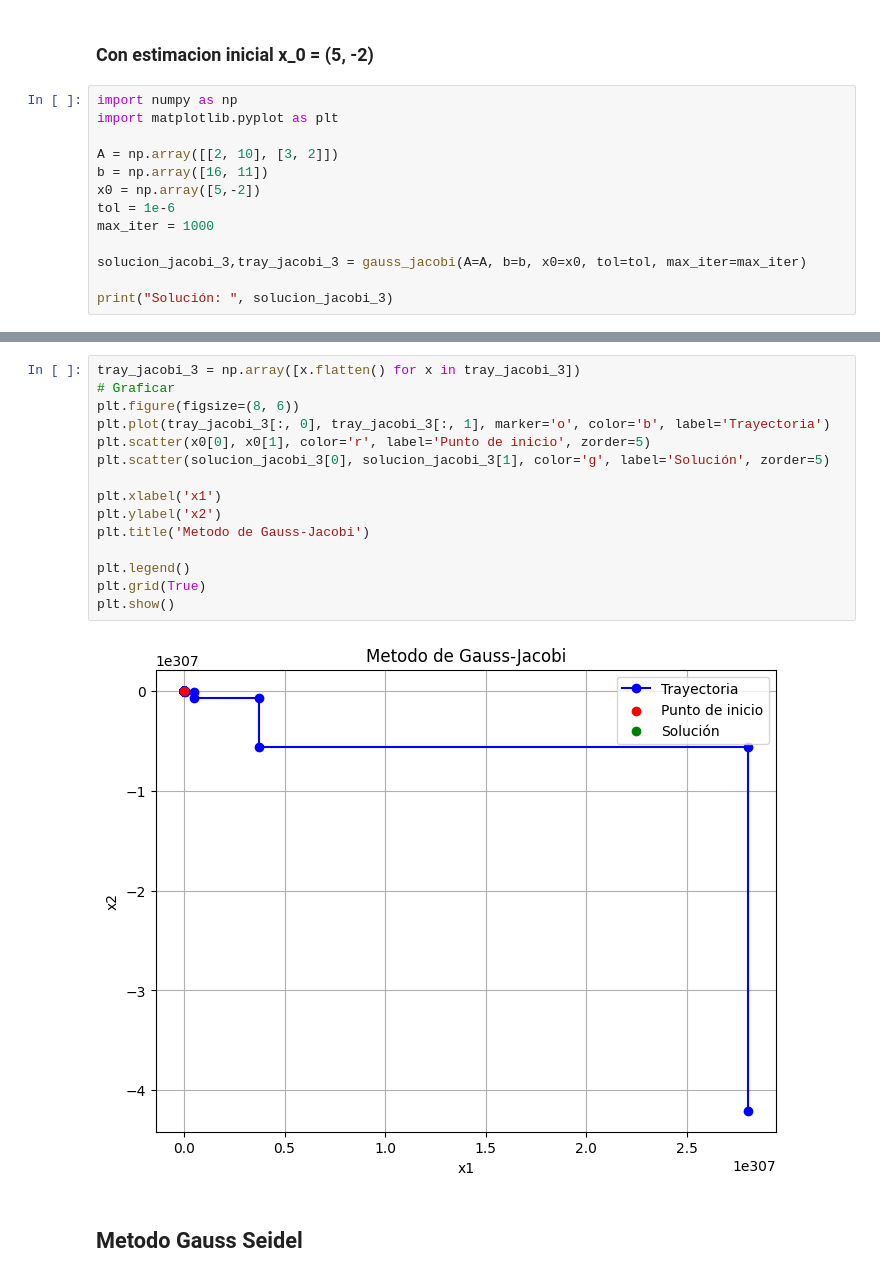
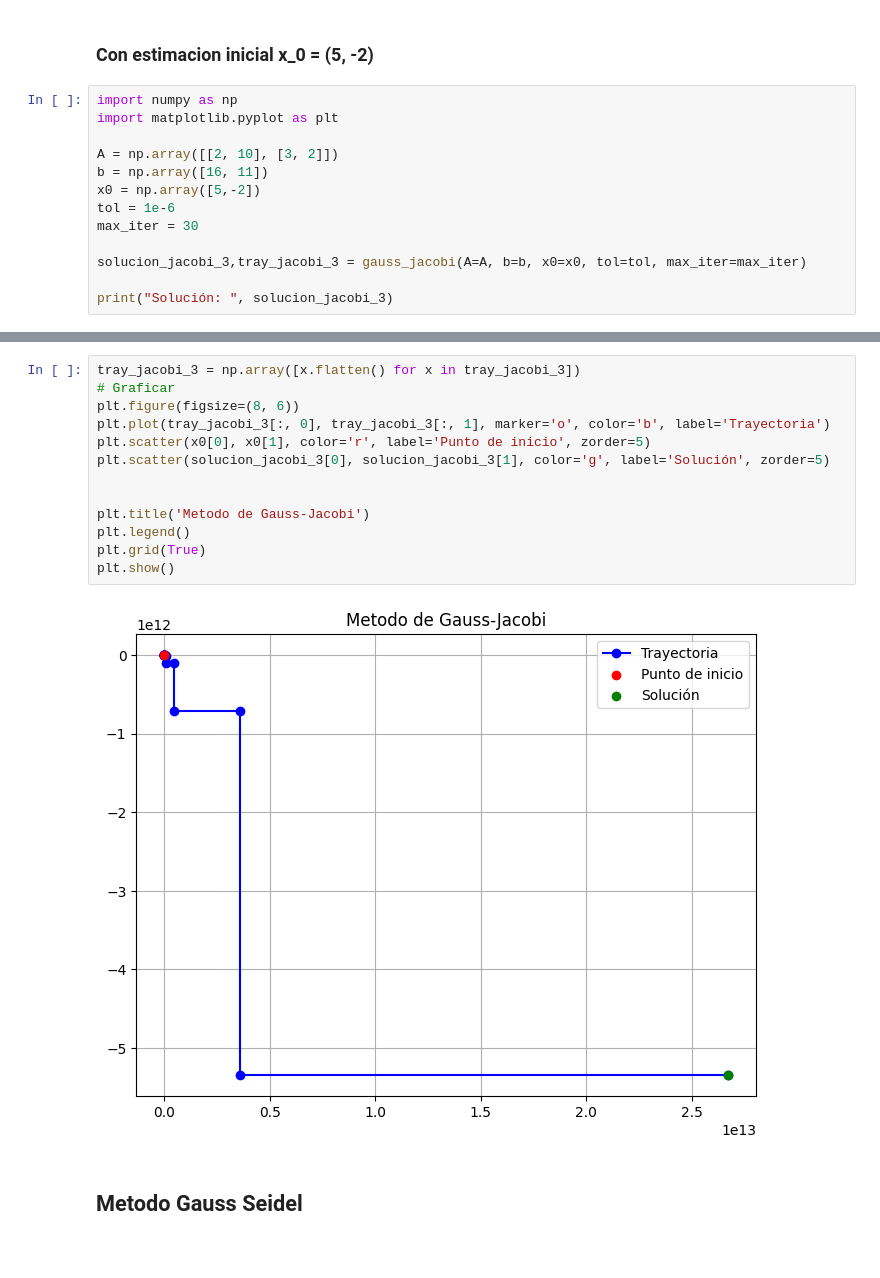
Before and after one commit to alexis-bautista/Talller-Gauss-Jacobi-Seidel-MN, a Jupyter notebook: template iterative.ipynb, the cells around one changed output, grey strips where cells are left out. Drawn from its saved outputs; the diff is of its cells as text; blank space fills up the shorter version.

```diff
--- a/template iterative.ipynb
+++ b/template iterative.ipynb
@@ -135,7 +120,7 @@ A = np.array([[2, 10], [3, 2]])
 b = np.array([16, 11])
 x0 = np.array([5,-2])
 tol = 1e-6
-max_iter = 1000
+max_iter = 30
 
 solucion_jacobi_3,tray_jacobi_3 = gauss_jacobi(A=A, b=b, x0=x0, tol=tol, max_iter=max_iter)
 
@@ -178,19 +146,17 @@ Solución:  [[ inf]
 # %%
 tray_jacobi_3 = np.array([x.flatten() for x in tray_jacobi_3])
 # Graficar
 plt.figure(figsize=(8, 6))
 plt.plot(tray_jacobi_3[:, 0], tray_jacobi_3[:, 1], marker='o', color='b', label='Trayectoria')
 plt.scatter(x0[0], x0[1], color='r', label='Punto de inicio', zorder=5)
 plt.scatter(solucion_jacobi_3[0], solucion_jacobi_3[1], color='g', label='Solución', zorder=5)
 
-plt.xlabel('x1')
-plt.ylabel('x2')
+
 plt.title('Metodo de Gauss-Jacobi')
-
 plt.legend()
 plt.grid(True)
 plt.show()
 # %% [output]
-[figure, old version]
+[figure, new version]
 # %% [markdown]
 ## Metodo Gauss Seidel
```
Also changed, not shown: parts of 20 cells of this notebook, 1 other file.
